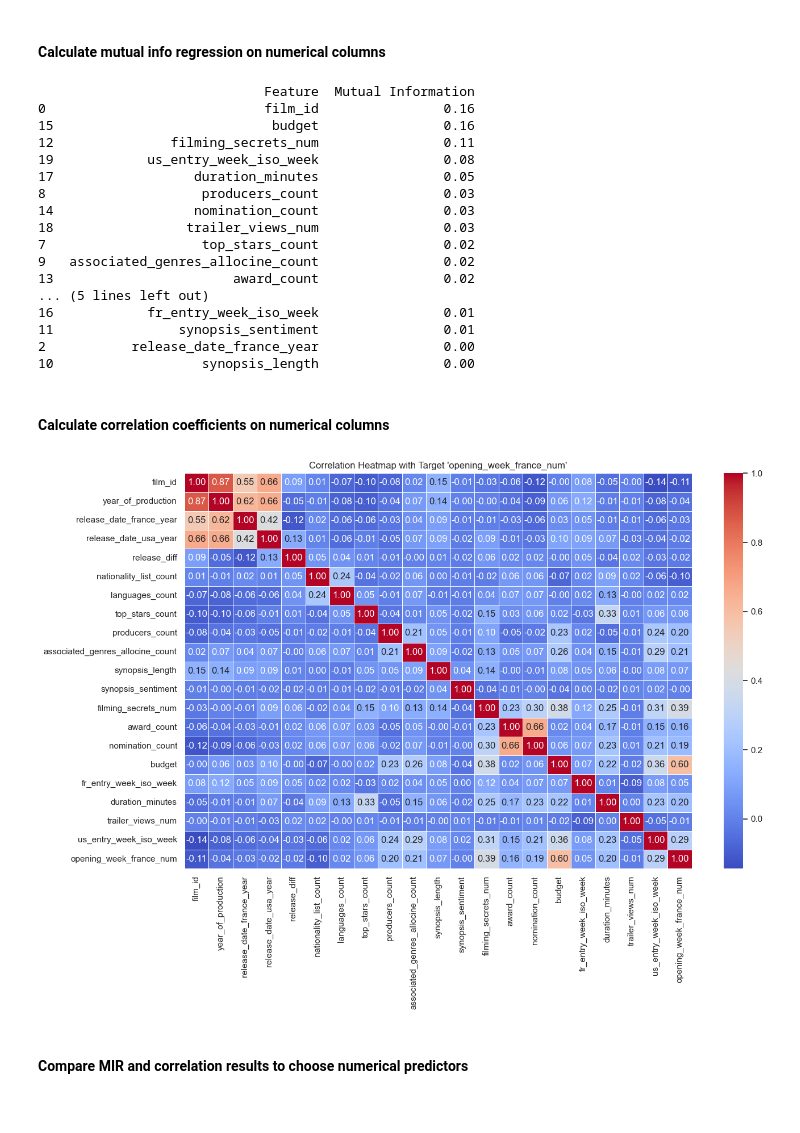
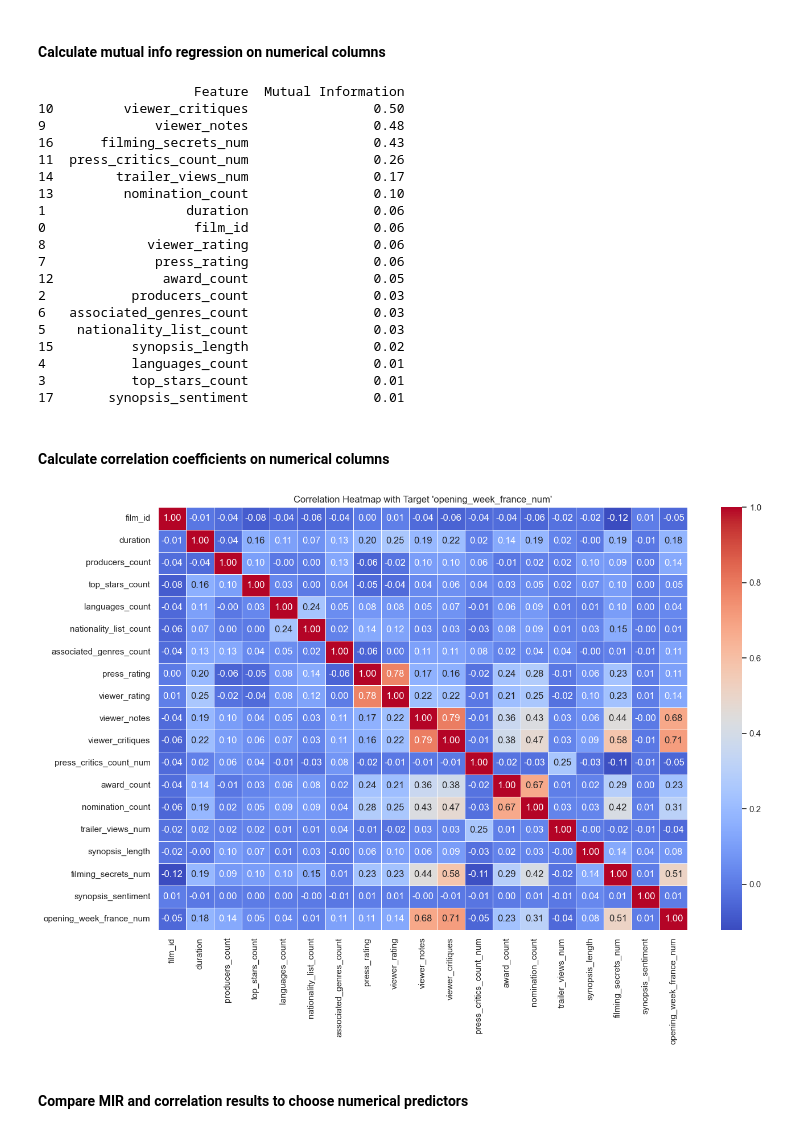
Before and after one commit to MichAdebayo/new-is-always-better, a Jupyter notebook: machine_learning/allocine_data_model.ipynb, the cells around one changed output. Cells and saved outputs as stored; diff of their text form; code cells hidden in the pictures.

```diff
--- a/machine_learning/allocine_data_model.ipynb
+++ b/machine_learning/allocine_data_model.ipynb
@@ -331,21 +296,19 @@ from sklearn.feature_selection import mutual_info_regression
 from sklearn.preprocessing import StandardScaler
 
 # Define your feature set and target
-X = df[['film_id', 'year_of_production', 'release_date_france_year', 'release_date_usa_year', 'release_diff',
-        'nationality_list_count', 'languages_count', 'top_stars_count', 'producers_count',
-        'associated_genres_allocine_count', 'synopsis_length', 'synopsis_sentiment', 'filming_secrets_num',
-        'award_count', 'nomination_count', 'budget', 'fr_entry_week_iso_week',
-        'duration_minutes', 'trailer_views_num', 'us_entry_week_iso_week',]]
+X = df[['film_id', 'duration', 'producers_count',
+        'top_stars_count','languages_count', 'nationality_list_count',
+        'associated_genres_count', 'press_rating',  'viewer_rating',
+        'viewer_notes', 'viewer_critiques','press_critics_count_num',
+        'award_count', 'nomination_count','trailer_views_num',
+        'synopsis_length','filming_secrets_num',
+        'synopsis_sentiment',]]
 
-y = df.loc[X.index, 'opening_week_france_num']
-
-# Impute missing values using median
-imputer = SimpleImputer(strategy='median')
-X_imputed = pd.DataFrame(imputer.fit_transform(X), columns=X.columns)
+y = df.loc[X.index, 'fr_entries']
 
 # Standard scaling for each column
 scaler = StandardScaler()
-X_scaled = pd.DataFrame(scaler.fit_transform(X_imputed), columns=X.columns)
+X_scaled = pd.DataFrame(scaler.fit_transform(X), columns=X.columns)
 
 # Calculate Mutual Information
 mi = mutual_info_regression(X_scaled, y)
@@ -358,63 +321,64 @@ mi_df = mi_df.sort_values(by='Mutual Information', ascending=False)
 # Display the result
 print(mi_df)
 # %% [output]
-                             Feature  Mutual Information
-0                            film_id                0.16
-15                            budget                0.16
-12               filming_secrets_num                0.11
-19            us_entry_week_iso_week                0.08
-17                  duration_minutes                0.05
-8                    producers_count                0.03
-14                  nomination_count                0.03
-18                 trailer_views_num                0.03
-7                    top_stars_count                0.02
-9   associated_genres_allocine_count                0.02
-13                       award_count                0.02
-... (5 lines left out)
-16            fr_entry_week_iso_week                0.01
-11                synopsis_sentiment                0.01
-2           release_date_france_year                0.00
-10                   synopsis_length                0.00
+                    Feature  Mutual Information
+10         viewer_critiques                0.50
+9              viewer_notes                0.48
+16      filming_secrets_num                0.43
+11  press_critics_count_num                0.26
+14        trailer_views_num                0.17
+13         nomination_count                0.10
+1                  duration                0.06
+0                   film_id                0.06
+8             viewer_rating                0.06
+7              press_rating                0.06
+12              award_count                0.05
+2           producers_count                0.03
+6   associated_genres_count                0.03
+5    nationality_list_count                0.03
+15          synopsis_length                0.02
+4           languages_count                0.01
+3           top_stars_count                0.01
+17       synopsis_sentiment                0.01
 # %% [markdown]
 #### Calculate correlation coefficients on numerical columns
 # %%
 import seaborn as sns
 import matplotlib.pyplot as plt
 from sklearn.impute import SimpleImputer
 from sklearn.preprocessing import StandardScaler
 
 # Define features and target
-X = df[['film_id', 'year_of_production', 'release_date_france_year', 'release_date_usa_year', 'release_diff',
-        'nationality_list_count', 'languages_count', 'top_stars_count', 'producers_count',
-        'associated_genres_allocine_count', 'synopsis_length', 'synopsis_sentiment', 'filming_secrets_num',
-        'award_count', 'nomination_count', 'budget', 'fr_entry_week_iso_week',
-        'duration_minutes', 'trailer_views_num', 'us_entry_week_iso_week']]
+X = df[['film_id', 'duration', 'producers_count',
+        'top_stars_count','languages_count', 'nationality_list_count',
+        'associated_genres_count', 'press_rating',  'viewer_rating',
+        'viewer_notes', 'viewer_critiques','press_critics_count_num',
+        'award_count', 'nomination_count','trailer_views_num',
+        'synopsis_length','filming_secrets_num',
+        'synopsis_sentiment',]]
 
-y = df['opening_week_france_num']
+y = df['fr_entries']
 
-# Impute missing values using median
-imputer = SimpleImputer(strategy='median')
-X_imputed = pd.DataFrame(imputer.fit_transform(X), columns=X.columns)
 
 # Standard scaling
 scaler = StandardScaler()
-X_scaled = pd.DataFrame(scaler.fit_transform(X_imputed), columns=X.columns)
+X_scaled = pd.DataFrame(scaler.fit_transform(X), columns=X.columns)
 
 # Add the target back to the scaled DataFrame (not scaled, but imputed)
 df_corr = X_scaled.copy()
 df_corr['opening_week_france_num'] = y.reset_index(drop=True)
 
 # Drop rows with NaN in the target before correlation
 df_corr = df_corr.dropna(subset=['opening_week_france_num'])
 
 # Plot heatmap
 plt.figure(figsize=(14, 10))
 sns.heatmap(df_corr.corr(), annot=True, cmap='coolwarm', fmt='.2f', linewidths=0.5)
 plt.title("Correlation Heatmap with Target 'opening_week_france_num'")
 plt.tight_layout()
 plt.show()
 # %% [output]
-[figure, old version]
+[figure, new version]
 # %% [markdown]
 #### Compare MIR and correlation results to choose numerical predictors
 # %%
```
Also changed, not shown: parts of 59 cells of this notebook, 2 other files.
